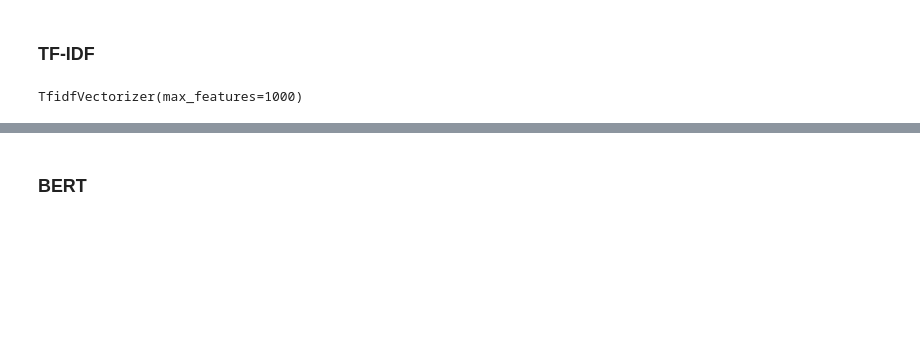
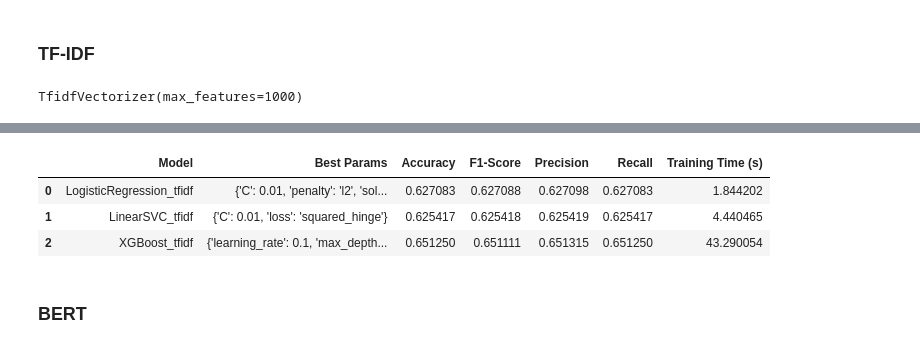
Before and after one commit to AminaManseur29/ENSAE_NLP_project, a Jupyter notebook: notebook.ipynb, the cells around one changed output, grey strips where cells are left out. Drawn from its saved outputs; the diff is of its cells as text; code cells hidden in the pictures; blank space fills up the shorter version.

```diff
--- a/notebook.ipynb
+++ b/notebook.ipynb
@@ -819,6 +888,9 @@ CountVectorizer(max_features=1000)
 # %%
 x_train_tfidf = train_df['tfidf_vector']
 y_train_tfidf = train_df['labels']
+
+x_test_tfidf = test_df['tfidf_vector']
+y_test_tfidf = test_df['labels']
 # %%
 tfidf_vectorizer = TfidfVectorizer(max_features=1000)
 tfidf_vectorizer.fit(text_train)
@@ -826,0 +904,9 @@ TfidfVectorizer(max_features=1000)
+# %%
+# Appliquer la vectorisation TF-IDF sur les textes
+x_train_tfidf_vectorized = tfidf_vectorizer.transform(text_train).toarray()
+x_test_tfidf_vectorized = tfidf_vectorizer.transform(text_test).toarray()
+
+# Normalisation
+scaler_tfidf = StandardScaler()
+x_train_tfidf_scaled = scaler_tfidf.fit_transform(x_train_tfidf_vectorized)
+x_test_tfidf_scaled = scaler_tfidf.transform(x_test_tfidf_vectorized)
@@ -826,0 +918,3 @@ TfidfVectorizer(max_features=1000)
+# %%
+# Pour TF-IDF
+results_tfidf = train_and_tune_models(x_train_tfidf_scaled, y_train_tfidf, x_test_tfidf_scaled, y_test_tfidf, feature_type='tfidf')
@@ -827,3 +956,10 @@ TfidfVectorizer(max_features=1000)
+# %%
+results_tfidf
+# %% [output]
+|  | Model | Best Params | Accuracy | F1-Score | Precision | Recall | Training Time (s) |
+| 0 | LogisticRegression_tfidf | {'C': 0.01, 'penalty': 'l2', 'sol... | 0.627083 | 0.627088 | 0.627098 | 0.627083 | 1.844202 |
+| 1 | LinearSVC_tfidf | {'C': 0.01, 'loss': 'squared_hinge'} | 0.625417 | 0.625418 | 0.625419 | 0.625417 | 4.440465 |
+| 2 | XGBoost_tfidf | {'learning_rate': 0.1, 'max_depth... | 0.651250 | 0.651111 | 0.651315 | 0.651250 | 43.290054 |
 # %% [markdown]
 ### BERT
 # %%
```
Also changed, not shown: parts of 40 cells of this notebook, 26 other files.
